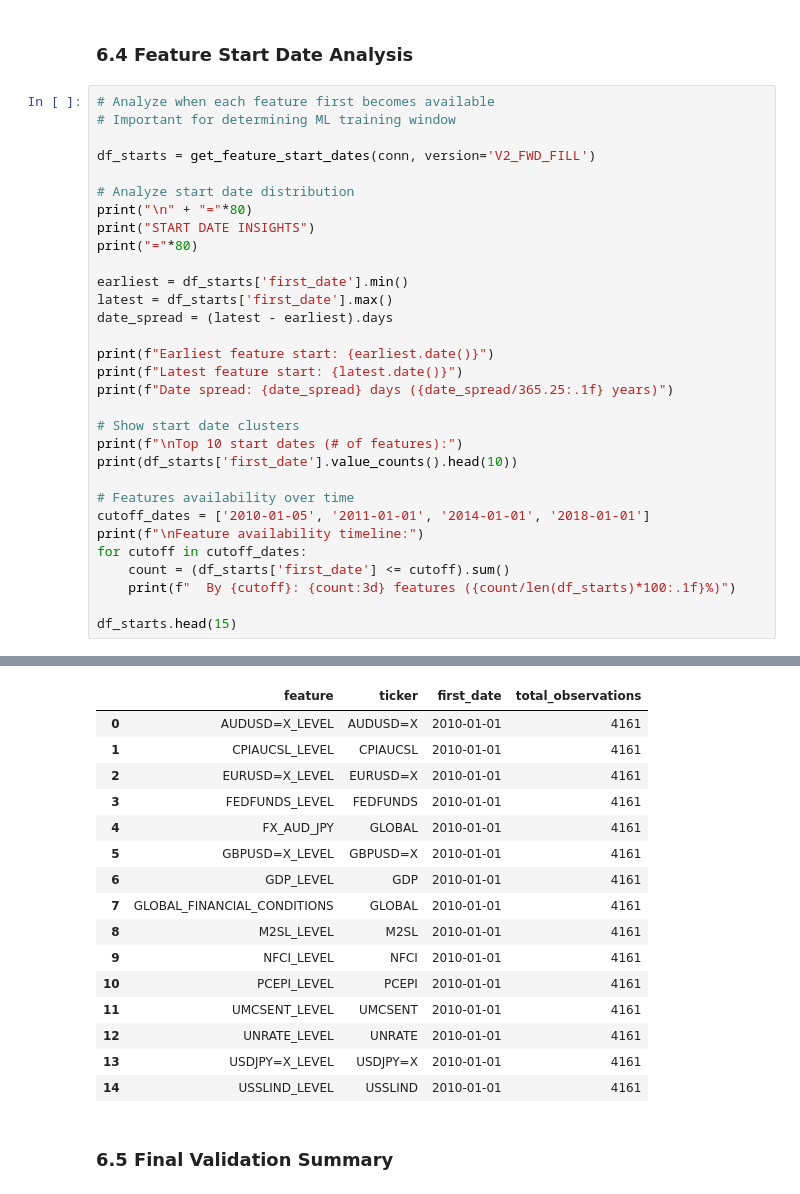
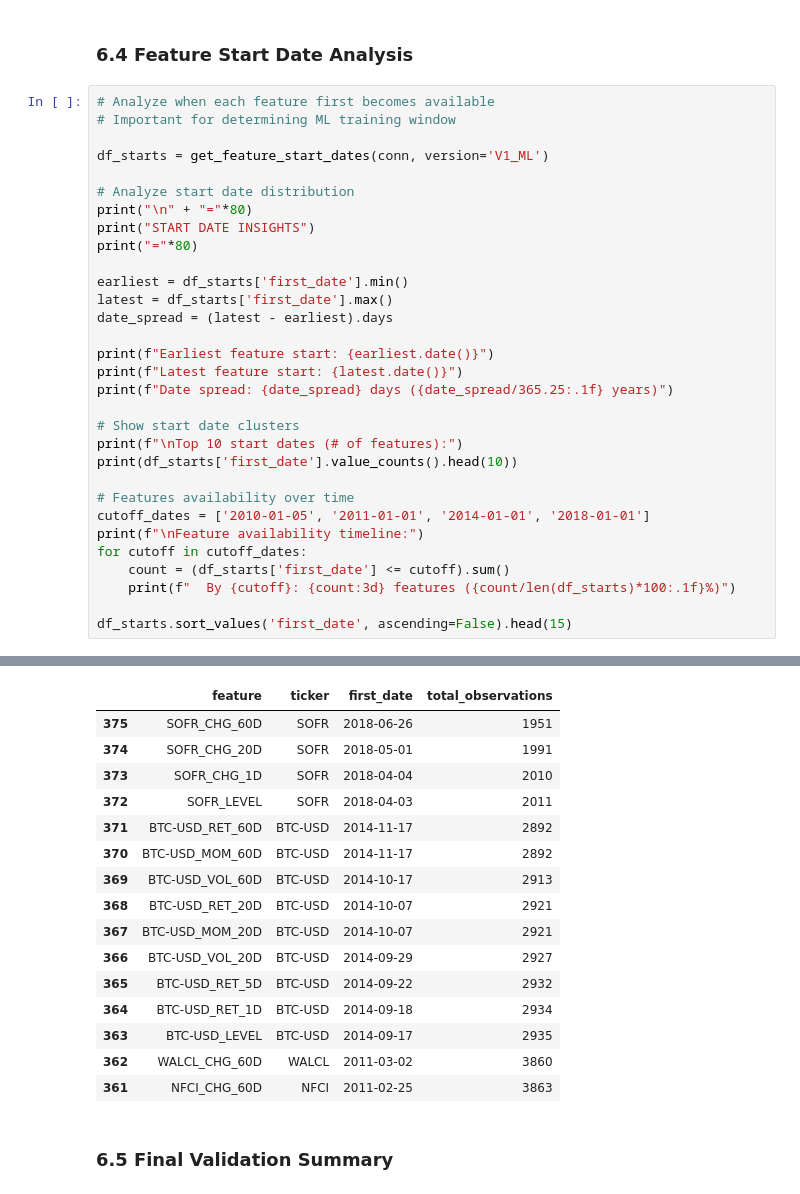
Before and after one commit to amitchell-thomson/macro-regime-engine, a Jupyter notebook: notebooks/feature_engineering.ipynb, the cells around one changed output, grey strips where cells are left out. Cells and saved outputs as stored; diff of their text form.

```diff
--- a/notebooks/feature_engineering.ipynb
+++ b/notebooks/feature_engineering.ipynb
@@ -496,7 +495,7 @@ first_date
 # Analyze when each feature first becomes available
 # Important for determining ML training window
 
-df_starts = get_feature_start_dates(conn, version='V2_FWD_FILL')
+df_starts = get_feature_start_dates(conn, version='V1_ML')
 
 # Analyze start date distribution
 print("\n" + "="*80)
@@ -514,49 +513,49 @@ print(f"Date spread: {date_spread} days ({date_spread/365.25:.1f} years)")
 # Show start date clusters
 print(f"\nTop 10 start dates (# of features):")
 print(df_starts['first_date'].value_counts().head(10))
 
 # Features availability over time
 cutoff_dates = ['2010-01-05', '2011-01-01', '2014-01-01', '2018-01-01']
 print(f"\nFeature availability timeline:")
 for cutoff in cutoff_dates:
     count = (df_starts['first_date'] <= cutoff).sum()
     print(f"  By {cutoff}: {count:3d} features ({count/len(df_starts)*100:.1f}%)")
 
-df_starts.head(15)
+df_starts.sort_values('first_date', ascending=False).head(15)
 # %% [output]
 ================================================================================
 FEATURE START DATES
 ================================================================================
 
 Total features: 376
 
 Earliest start: 2010-01-01
 Latest start: 2018-06-26
 
 Features starting by common dates:
   By 2010-01-04: 72 features
   By 2011-01-03: 361 features
 ... (44 lines left out)
   By 2010-01-05: 110 features (29.3%)
   By 2011-01-01: 353 features (93.9%)
   By 2014-01-01: 363 features (96.5%)
   By 2018-01-01: 372 features (98.9%)
 |  | feature | ticker | first_date | total_observations |
-| 0 | AUDUSD=X_LEVEL | AUDUSD=X | 2010-01-01 | 4161 |
-| 1 | CPIAUCSL_LEVEL | CPIAUCSL | 2010-01-01 | 4161 |
-| 2 | EURUSD=X_LEVEL | EURUSD=X | 2010-01-01 | 4161 |
-| 3 | FEDFUNDS_LEVEL | FEDFUNDS | 2010-01-01 | 4161 |
-| 4 | FX_AUD_JPY | GLOBAL | 2010-01-01 | 4161 |
-| 5 | GBPUSD=X_LEVEL | GBPUSD=X | 2010-01-01 | 4161 |
-| 6 | GDP_LEVEL | GDP | 2010-01-01 | 4161 |
-| 7 | GLOBAL_FINANCIAL_CONDITIONS | GLOBAL | 2010-01-01 | 4161 |
-| 8 | M2SL_LEVEL | M2SL | 2010-01-01 | 4161 |
-| 9 | NFCI_LEVEL | NFCI | 2010-01-01 | 4161 |
-| 10 | PCEPI_LEVEL | PCEPI | 2010-01-01 | 4161 |
-| 11 | UMCSENT_LEVEL | UMCSENT | 2010-01-01 | 4161 |
-| 12 | UNRATE_LEVEL | UNRATE | 2010-01-01 | 4161 |
-| 13 | USDJPY=X_LEVEL | USDJPY=X | 2010-01-01 | 4161 |
-| 14 | USSLIND_LEVEL | USSLIND | 2010-01-01 | 4161 |
+| 375 | SOFR_CHG_60D | SOFR | 2018-06-26 | 1951 |
+| 374 | SOFR_CHG_20D | SOFR | 2018-05-01 | 1991 |
+| 373 | SOFR_CHG_1D | SOFR | 2018-04-04 | 2010 |
+| 372 | SOFR_LEVEL | SOFR | 2018-04-03 | 2011 |
+| 371 | BTC-USD_RET_60D | BTC-USD | 2014-11-17 | 2892 |
+| 370 | BTC-USD_MOM_60D | BTC-USD | 2014-11-17 | 2892 |
+| 369 | BTC-USD_VOL_60D | BTC-USD | 2014-10-17 | 2913 |
+| 368 | BTC-USD_RET_20D | BTC-USD | 2014-10-07 | 2921 |
+| 367 | BTC-USD_MOM_20D | BTC-USD | 2014-10-07 | 2921 |
+| 366 | BTC-USD_VOL_20D | BTC-USD | 2014-09-29 | 2927 |
+| 365 | BTC-USD_RET_5D | BTC-USD | 2014-09-22 | 2932 |
+| 364 | BTC-USD_RET_1D | BTC-USD | 2014-09-18 | 2934 |
+| 363 | BTC-USD_LEVEL | BTC-USD | 2014-09-17 | 2935 |
+| 362 | WALCL_CHG_60D | WALCL | 2011-03-02 | 3860 |
+| 361 | NFCI_CHG_60D | NFCI | 2011-02-25 | 3863 |
 # %% [markdown]
 ### 6.5 Final Validation Summary
 # %%
```
Also changed, not shown: parts of 3 cells of this notebook.
